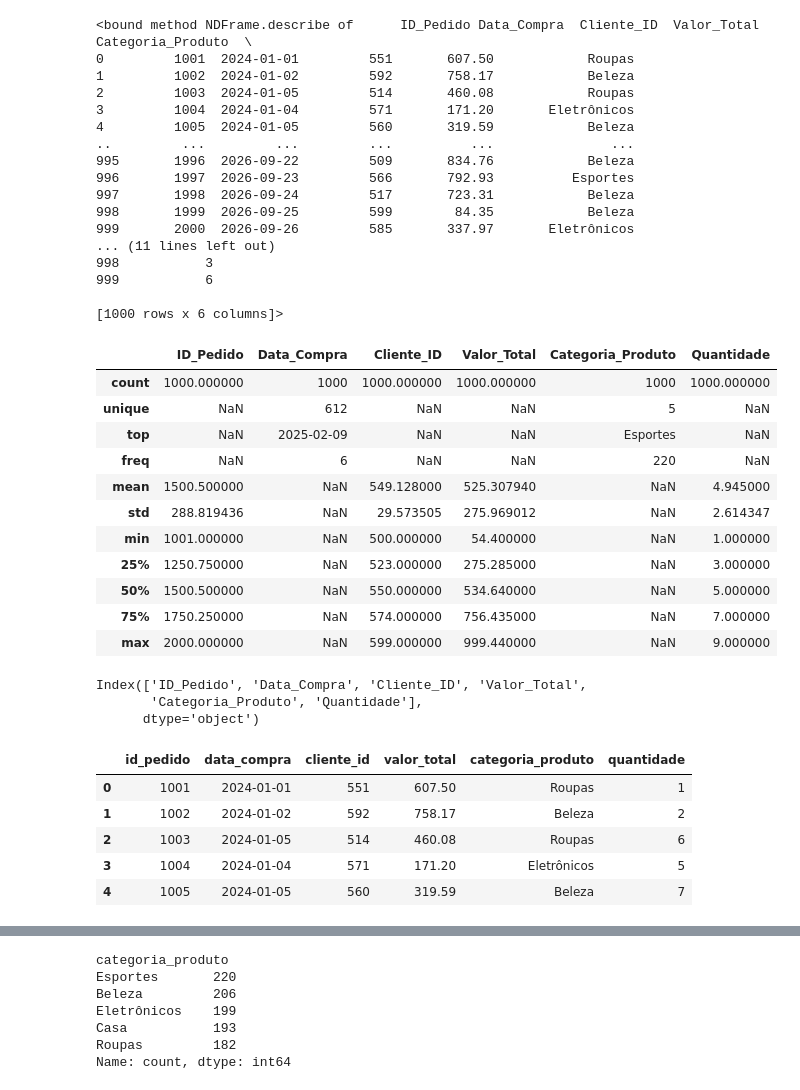
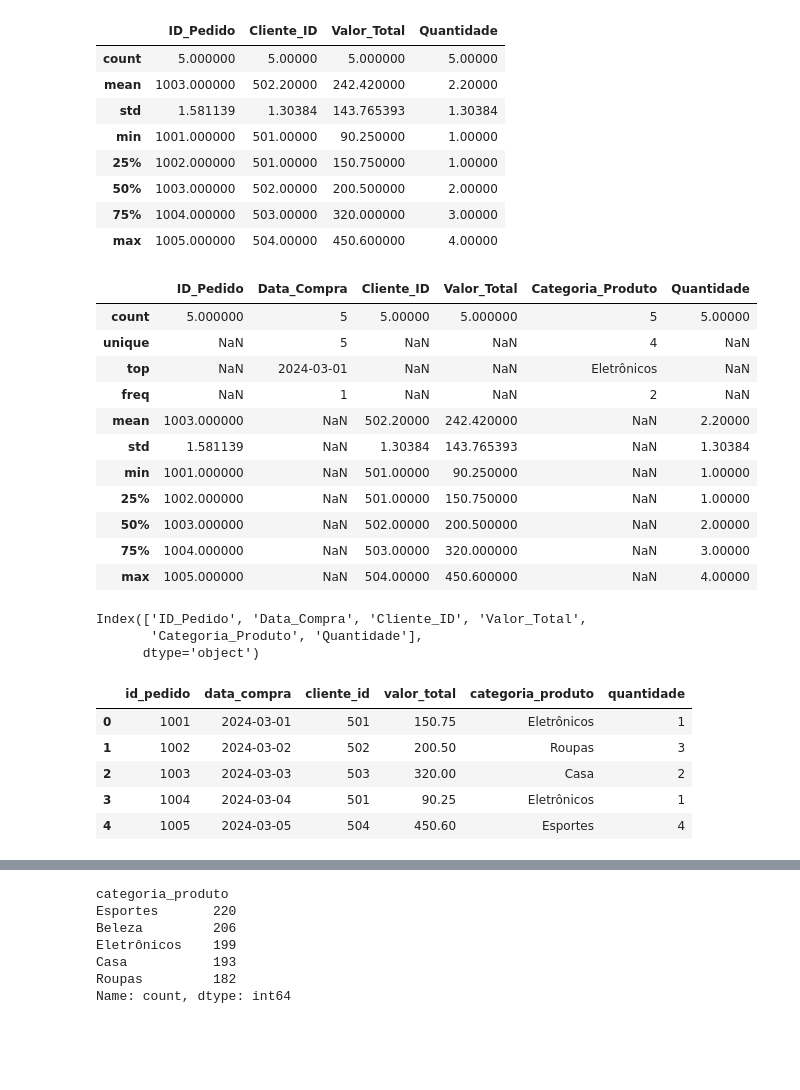
Before and after one commit to jesieldossantos/Curso-IA, a Jupyter notebook: analises/vendas/vendas_notebook.ipynb, the cells around one changed output, grey strips where cells are left out. Drawn from its saved outputs; the diff is of its cells as text; code cells hidden in the pictures; blank space fills up the shorter version.

```diff
--- a/analises/vendas/vendas_notebook.ipynb
+++ b/analises/vendas/vendas_notebook.ipynb
@@ -27,3 +16,3 @@ Requirement already satisfied: six>=1.5 in c:\users\jesie\onedrive\documentos\je
 # %%
-dataset_vendas = pd.read_csv('dataset_vendas.csv', sep=';')
+df_vendas = pd.read_csv('./vendas.csv', sep =';')
 # %%
@@ -71,36 +56,28 @@ dataset_vendas.info
 # %%
-dataset_vendas.describe
+df_vendas.describe()
 # %% [output]
-<bound method NDFrame.describe of      ID_Pedido Data_Compra  Cliente_ID  Valor_Total Categoria_Produto  \
-0         1001  2024-01-01         551       607.50            Roupas
-1         1002  2024-01-02         592       758.17            Beleza
-2         1003  2024-01-05         514       460.08            Roupas
-3         1004  2024-01-04         571       171.20       Eletrônicos
-4         1005  2024-01-05         560       319.59            Beleza
-..         ...         ...         ...          ...               ...
-995       1996  2026-09-22         509       834.76            Beleza
-996       1997  2026-09-23         566       792.93          Esportes
-997       1998  2026-09-24         517       723.31            Beleza
-998       1999  2026-09-25         599        84.35            Beleza
-999       2000  2026-09-26         585       337.97       Eletrônicos
-... (11 lines left out)
-998           3
-999           6
-
-[1000 rows x 6 columns]>
+|  | ID_Pedido | Cliente_ID | Valor_Total | Quantidade |
+| count | 5.000000 | 5.00000 | 5.000000 | 5.00000 |
+| mean | 1003.000000 | 502.20000 | 242.420000 | 2.20000 |
+| std | 1.581139 | 1.30384 | 143.765393 | 1.30384 |
+| min | 1001.000000 | 501.00000 | 90.250000 | 1.00000 |
+| 25% | 1002.000000 | 501.00000 | 150.750000 | 1.00000 |
+| 50% | 1003.000000 | 502.00000 | 200.500000 | 2.00000 |
+| 75% | 1004.000000 | 503.00000 | 320.000000 | 3.00000 |
+| max | 1005.000000 | 504.00000 | 450.600000 | 4.00000 |
 # %%
-dataset_vendas.describe(include='all')
+df_vendas.describe(include='all')
 # %% [output]
 |  | ID_Pedido | Data_Compra | Cliente_ID | Valor_Total | Categoria_Produto | Quantidade |
-| count | 1000.000000 | 1000 | 1000.000000 | 1000.000000 | 1000 | 1000.000000 |
-| unique | NaN | 612 | NaN | NaN | 5 | NaN |
-| top | NaN | 2025-02-09 | NaN | NaN | Esportes | NaN |
-| freq | NaN | 6 | NaN | NaN | 220 | NaN |
-| mean | 1500.500000 | NaN | 549.128000 | 525.307940 | NaN | 4.945000 |
-| std | 288.819436 | NaN | 29.573505 | 275.969012 | NaN | 2.614347 |
-| min | 1001.000000 | NaN | 500.000000 | 54.400000 | NaN | 1.000000 |
-| 25% | 1250.750000 | NaN | 523.000000 | 275.285000 | NaN | 3.000000 |
-| 50% | 1500.500000 | NaN | 550.000000 | 534.640000 | NaN | 5.000000 |
-| 75% | 1750.250000 | NaN | 574.000000 | 756.435000 | NaN | 7.000000 |
-| max | 2000.000000 | NaN | 599.000000 | 999.440000 | NaN | 9.000000 |
+| count | 5.000000 | 5 | 5.00000 | 5.000000 | 5 | 5.00000 |
+| unique | NaN | 5 | NaN | NaN | 4 | NaN |
+| top | NaN | 2024-03-01 | NaN | NaN | Eletrônicos | NaN |
+| freq | NaN | 1 | NaN | NaN | 2 | NaN |
+| mean | 1003.000000 | NaN | 502.20000 | 242.420000 | NaN | 2.20000 |
+| std | 1.581139 | NaN | 1.30384 | 143.765393 | NaN | 1.30384 |
+| min | 1001.000000 | NaN | 501.00000 | 90.250000 | NaN | 1.00000 |
+| 25% | 1002.000000 | NaN | 501.00000 | 150.750000 | NaN | 1.00000 |
+| 50% | 1003.000000 | NaN | 502.00000 | 200.500000 | NaN | 2.00000 |
+| 75% | 1004.000000 | NaN | 503.00000 | 320.000000 | NaN | 3.00000 |
+| max | 1005.000000 | NaN | 504.00000 | 450.600000 | NaN | 4.00000 |
 # %%
@@ -110,20 +87,20 @@ Index(['ID_Pedido', 'Data_Compra', 'Cliente_ID', 'Valor_Total',
        'Categoria_Produto', 'Quantidade'],
       dtype='object')
 # %%
-nome_colunas = list(dataset_vendas.columns)
+nome_colunas = list(df_vendas.columns)
 
 novas_colunas = []
 
 for coluna in nome_colunas:
     novas_colunas.append(coluna.lower())
 
-dataset_vendas.columns = novas_colunas
+df_vendas.columns = novas_colunas
 
-dataset_vendas.head()
+df_vendas.head()
 # %% [output]
 |  | id_pedido | data_compra | cliente_id | valor_total | categoria_produto | quantidade |
-| 0 | 1001 | 2024-01-01 | 551 | 607.50 | Roupas | 1 |
-| 1 | 1002 | 2024-01-02 | 592 | 758.17 | Beleza | 2 |
-| 2 | 1003 | 2024-01-05 | 514 | 460.08 | Roupas | 6 |
-| 3 | 1004 | 2024-01-04 | 571 | 171.20 | Eletrônicos | 5 |
-| 4 | 1005 | 2024-01-05 | 560 | 319.59 | Beleza | 7 |
+| 0 | 1001 | 2024-03-01 | 501 | 150.75 | Eletrônicos | 1 |
+| 1 | 1002 | 2024-03-02 | 502 | 200.50 | Roupas | 3 |
+| 2 | 1003 | 2024-03-03 | 503 | 320.00 | Casa | 2 |
+| 3 | 1004 | 2024-03-04 | 501 | 90.25 | Eletrônicos | 1 |
+| 4 | 1005 | 2024-03-05 | 504 | 450.60 | Esportes | 4 |
```
Also changed, not shown: parts of 18 cells of this notebook, 3 other files.
